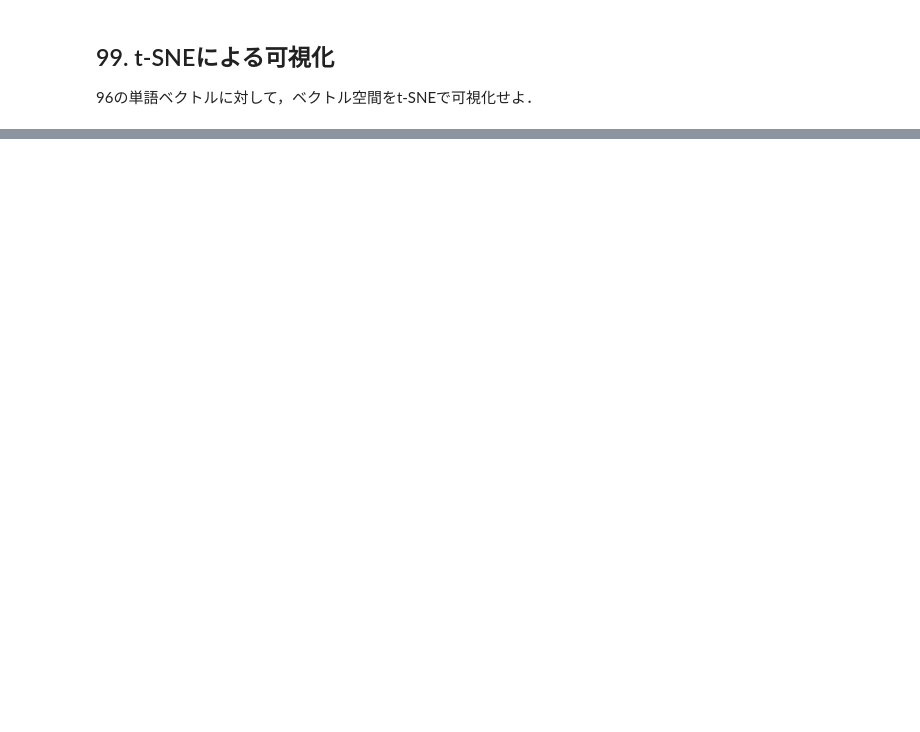
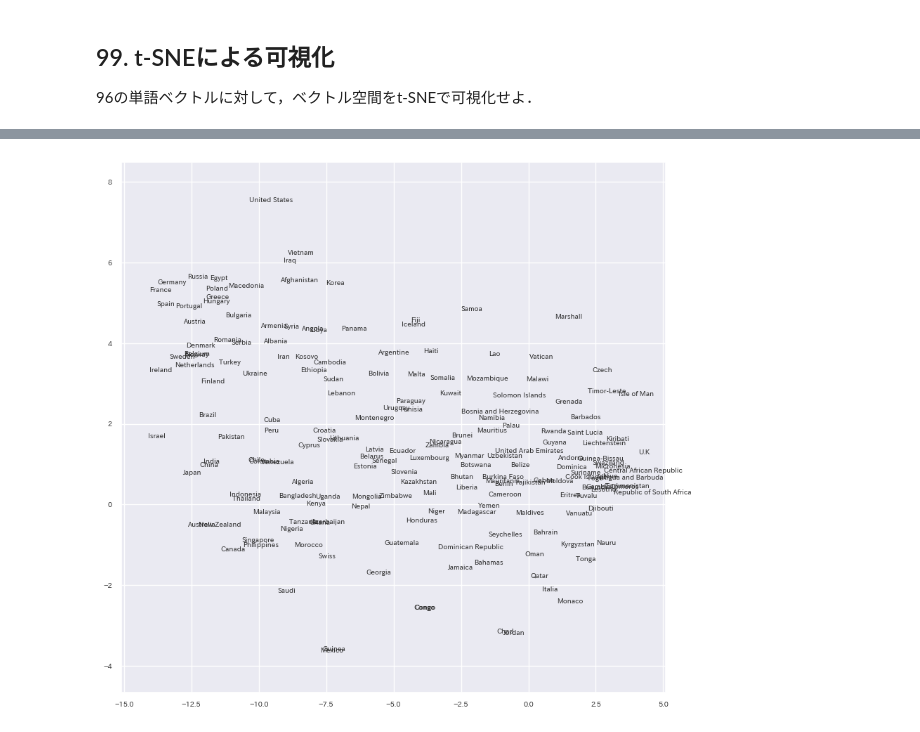
Before and after one commit to infhyroyage/PracticeNLP100Knocks, a Jupyter notebook: Chapter10.ipynb, the cells around one changed output, grey strips where cells are left out. Drawn from its saved outputs; the diff is of its cells as text; code cells hidden in the pictures; blank space fills up the shorter version.

```diff
--- a/Chapter10.ipynb
+++ b/Chapter10.ipynb
@@ -330,0 +358,11 @@ Zimbabwe
+# %%
+%%time
+out_99 = TSNE(random_state=99).fit_transform(X_96)
+plt.figure(dpi=100, figsize=(10,10))
+plt.xlim(out_99[:,0].min()-1, out_99[:,0].max()+1)
+plt.ylim(out_99[:,1].min()-1, out_99[:,1].max()+1)
+plt.xticks(fontsize=7)
+plt.yticks(fontsize=7)
+for idx, country in enumerate(countries):
+    plt.text(out_99[idx,0], out_99[idx,1], country.replace("_", " "), fontsize=7)
+# %% [output]
@@ -330,0 +371 @@ Zimbabwe
+[figure, added]
```
Also changed, not shown: parts of 7 cells of this notebook.
